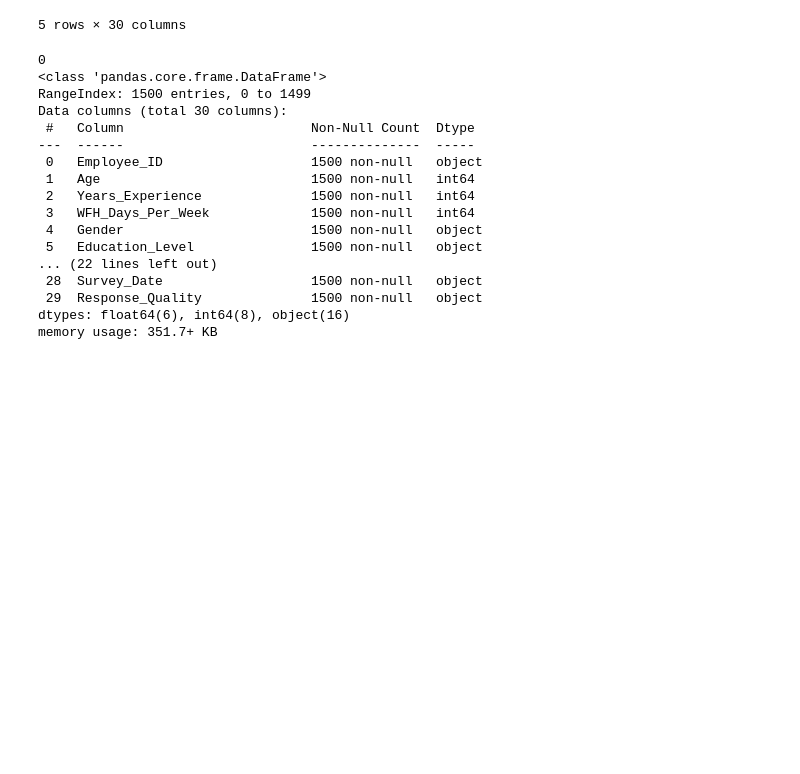
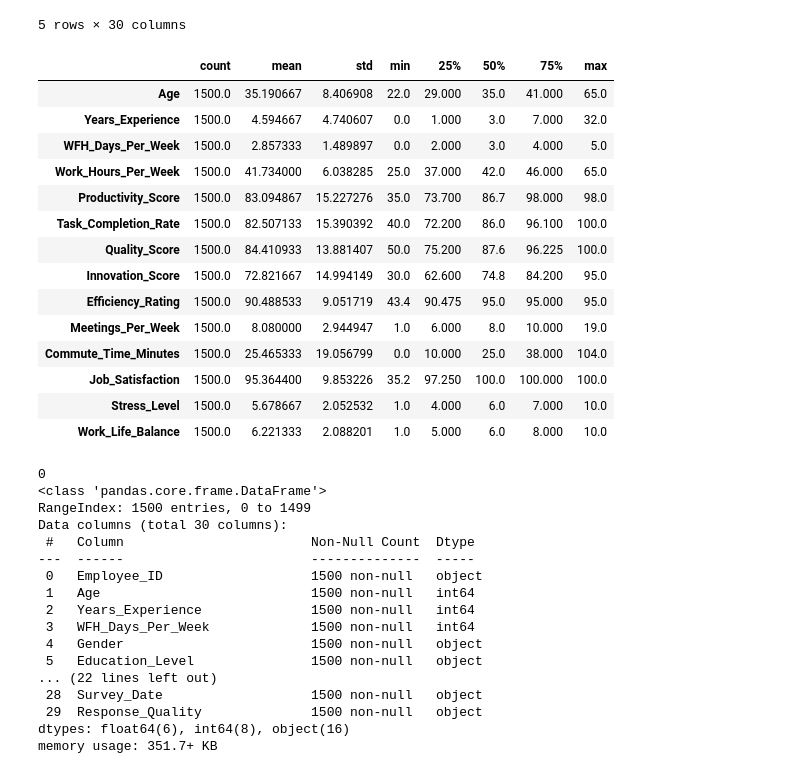
Before and after one commit to EfeDogan/429Project, a Jupyter notebook: new_dataset.ipynb, the cells around one changed output. Cells and saved outputs as stored; diff of their text form; code cells hidden in the pictures; blank space fills up the shorter version.

```diff
--- a/new_dataset.ipynb
+++ b/new_dataset.ipynb
@@ -18,6 +18,24 @@ df.head()
 | 3 | EMP0004 | 48 | 14 | 3 | Male | Bachelor Degree | Married | ... |
 | 4 | EMP0005 | 32 | 6 | 5 | Male | High School | Divorced | ... |
 5 rows × 30 columns
+# %%
+df.describe().T
+# %% [output]
+|  | count | mean | std | min | 25% | 50% | 75% | max |
+| Age | 1500.0 | 35.190667 | 8.406908 | 22.0 | 29.000 | 35.0 | 41.000 | 65.0 |
+| Years_Experience | 1500.0 | 4.594667 | 4.740607 | 0.0 | 1.000 | 3.0 | 7.000 | 32.0 |
+| WFH_Days_Per_Week | 1500.0 | 2.857333 | 1.489897 | 0.0 | 2.000 | 3.0 | 4.000 | 5.0 |
+| Work_Hours_Per_Week | 1500.0 | 41.734000 | 6.038285 | 25.0 | 37.000 | 42.0 | 46.000 | 65.0 |
+| Productivity_Score | 1500.0 | 83.094867 | 15.227276 | 35.0 | 73.700 | 86.7 | 98.000 | 98.0 |
+| Task_Completion_Rate | 1500.0 | 82.507133 | 15.390392 | 40.0 | 72.200 | 86.0 | 96.100 | 100.0 |
+| Quality_Score | 1500.0 | 84.410933 | 13.881407 | 50.0 | 75.200 | 87.6 | 96.225 | 100.0 |
+| Innovation_Score | 1500.0 | 72.821667 | 14.994149 | 30.0 | 62.600 | 74.8 | 84.200 | 95.0 |
+| Efficiency_Rating | 1500.0 | 90.488533 | 9.051719 | 43.4 | 90.475 | 95.0 | 95.000 | 95.0 |
+| Meetings_Per_Week | 1500.0 | 8.080000 | 2.944947 | 1.0 | 6.000 | 8.0 | 10.000 | 19.0 |
+| Commute_Time_Minutes | 1500.0 | 25.465333 | 19.056799 | 0.0 | 10.000 | 25.0 | 38.000 | 104.0 |
+| Job_Satisfaction | 1500.0 | 95.364400 | 9.853226 | 35.2 | 97.250 | 100.0 | 100.000 | 100.0 |
+| Stress_Level | 1500.0 | 5.678667 | 2.052532 | 1.0 | 4.000 | 6.0 | 7.000 | 10.0 |
+| Work_Life_Balance | 1500.0 | 6.221333 | 2.088201 | 1.0 | 5.000 | 6.0 | 8.000 | 10.0 |
 # %%
 print(df.isnull().sum().sum())
 df.info()
```
Also changed, not shown: parts of 6 cells of this notebook.
